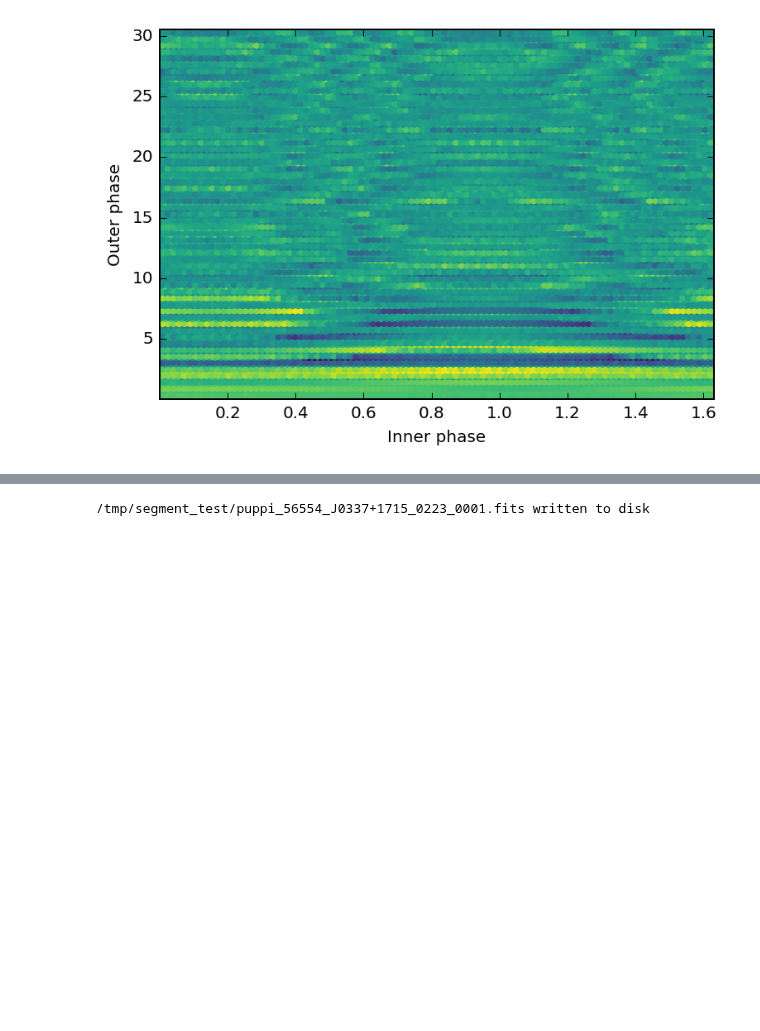
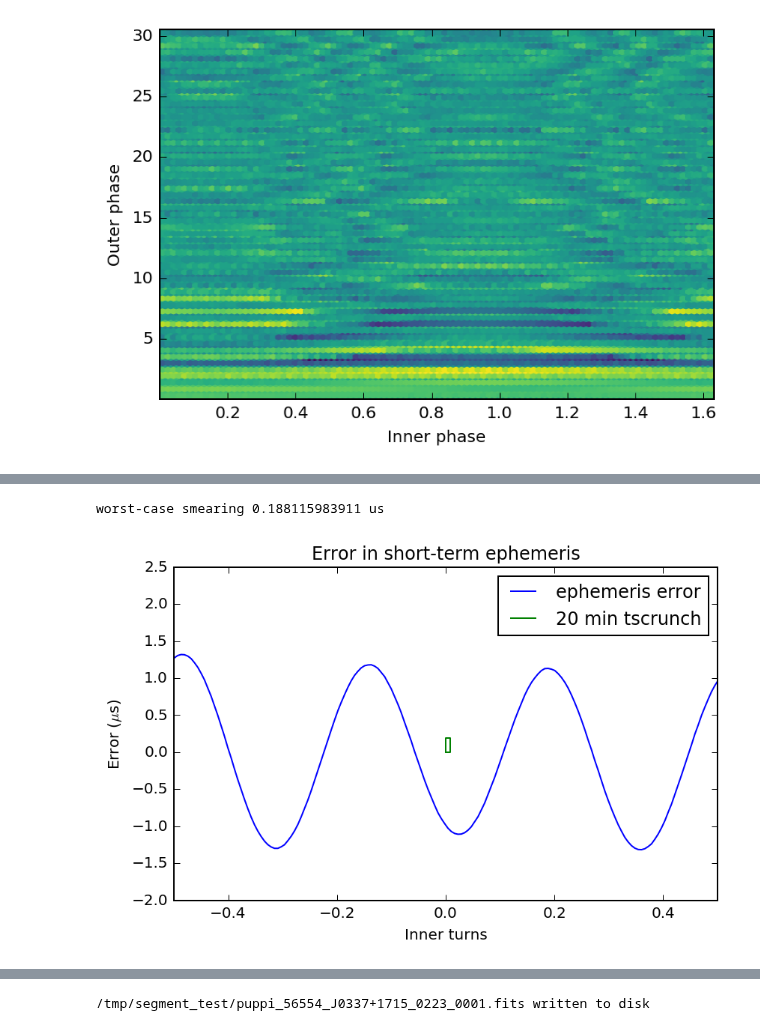
Before and after one commit to aarchiba/triplesystem, a Jupyter notebook: processing/segment-test.ipynb, the cells around one changed output, grey strips where cells are left out. Saved outputs shown, nothing was run; the diff lists cells and outputs as text; code cells hidden in the pictures; blank space fills up the shorter version.

```diff
--- a/processing/segment-test.ipynb
+++ b/processing/segment-test.ipynb
@@ -237,3 +237,27 @@ shutil.copy("J0337+17.par", "shortterm.par")
+# %%
+fb0 = 7.103159902785e-06
+tscr = 20
+plt.plot(fb0*86400*(r4.bary_TOA-mjd_test), 1e6*(r4.postfit_sec),
+         color="blue", label="ephemeris error")
+a = np.amax(r4.postfit_sec)-np.amin(r4.postfit_sec)
+f = a*tscr*60*fb0*6*1e6
+print "worst-case smearing", f, "us"
+plt.plot([0,tscr*60*fb0,tscr*60*fb0,0,0],[0,0,f,f,0], color="green", label="20 min tscrunch")
+plt.xlabel("Inner turns")
+plt.ylabel(r"Error ($\mu$s)")
+plt.xlim(-0.5,0.5)
+#n,x = plt.xlim()
+#plt.twiny()
+#f = 24/(fb0*86400)
+#plt.xlim(n*f,x*f)
+#plt.xlabel("Hours")
+plt.legend(loc="best")
+plt.title("Error in short-term ephemeris")
+plt.tight_layout()
+plt.savefig("short-term-errors.pdf")
+# %% [output]
+worst-case smearing 0.188115983911 us
+[figure, added]
 # %%
 with open("shortterm.par", "rt") as f:
     print f.read()
```
Also changed, not shown: parts of 3 cells of this notebook, 27 other files.
